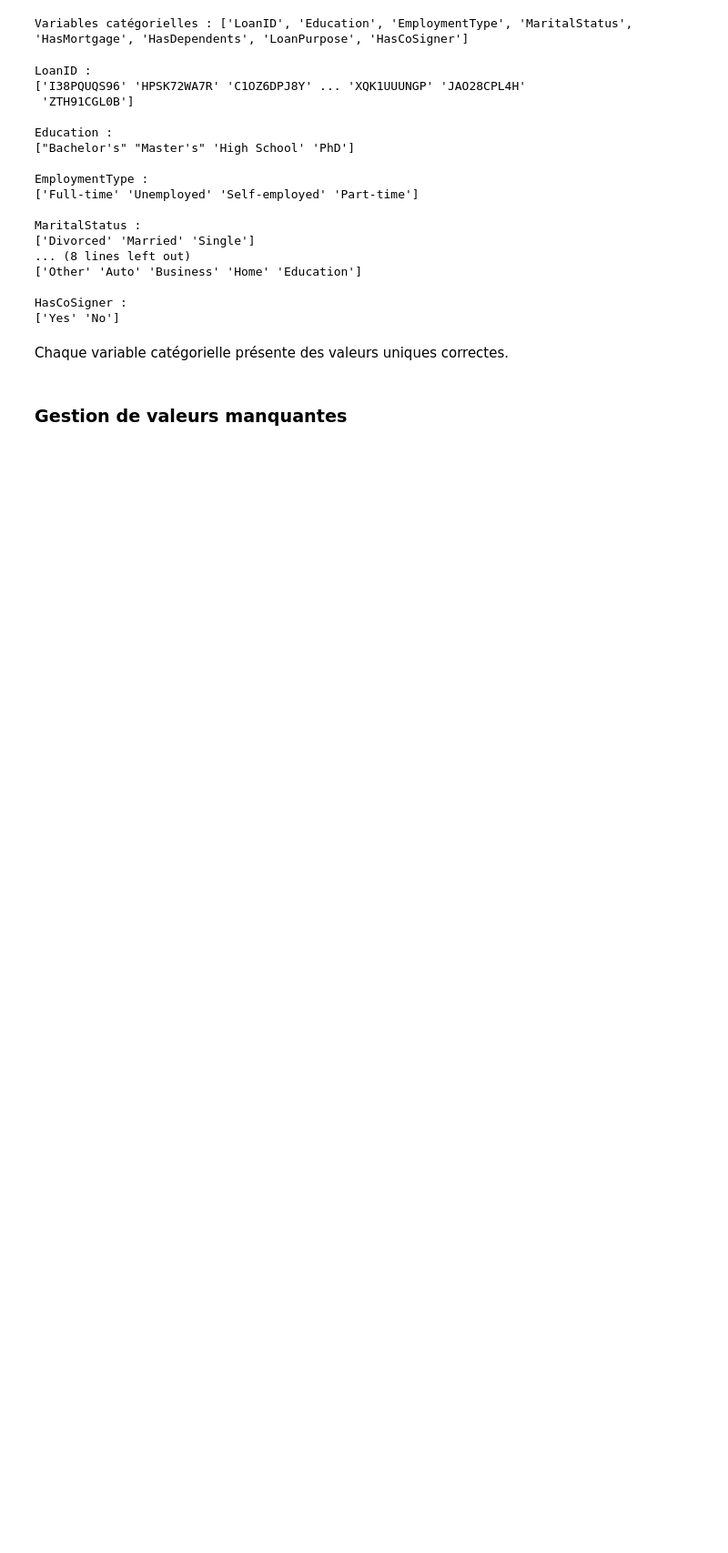
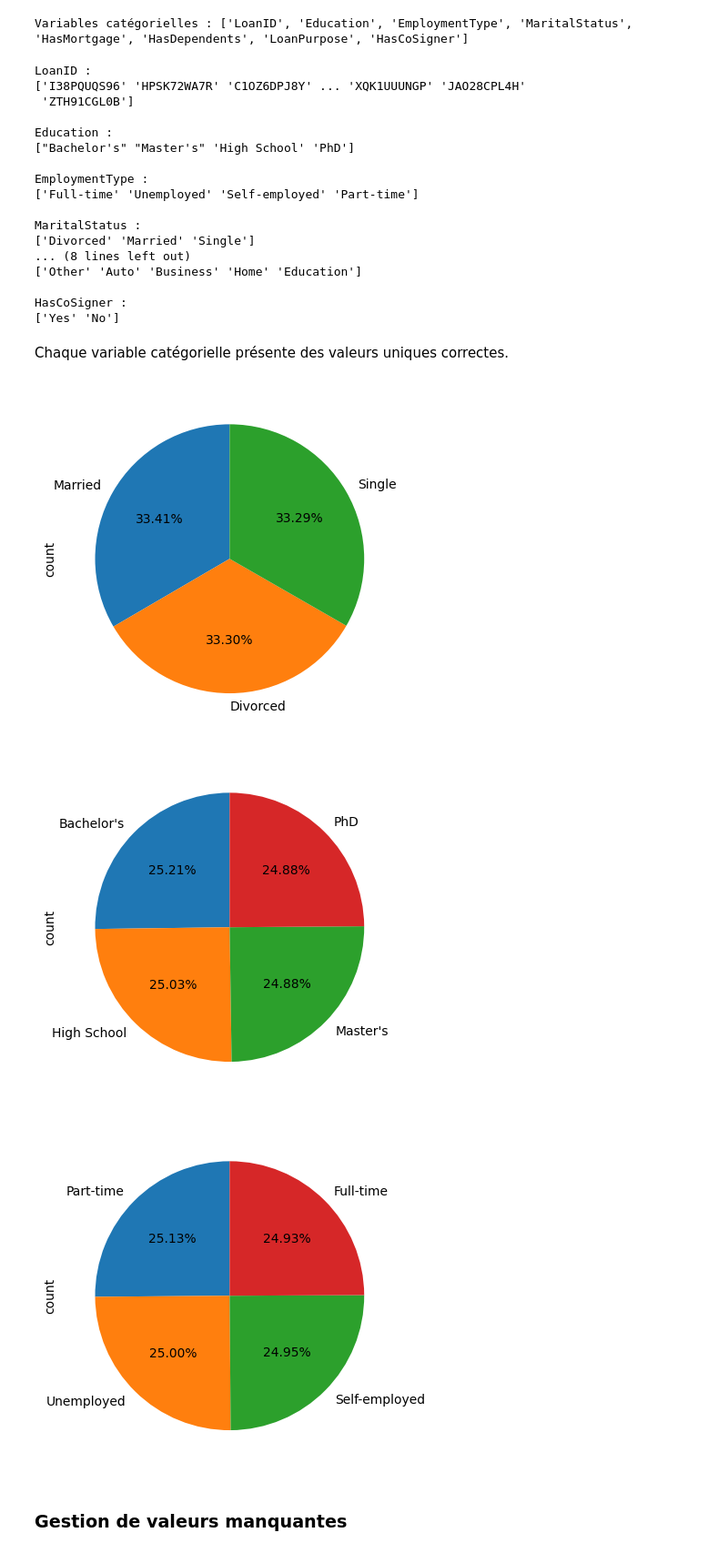
Before and after one commit to Patricia-Koto/sda_ML, a Jupyter notebook: loan_credit.ipynb, the cells around one changed output. Shown at 91% size. Cells and saved outputs as stored; diff of their text form; code cells hidden in the pictures; blank space fills up the shorter version.

```diff
--- a/loan_credit.ipynb
+++ b/loan_credit.ipynb
@@ -123,6 +107,21 @@ HasCoSigner :
 ['Yes' 'No']
 # %% [markdown]
 Chaque variable catégorielle présente des valeurs uniques correctes.
+# %%
+def plot_repartition(dataset:pd.DataFrame, variable_name:str):
+    variable_repartition = dataset[variable_name].value_counts()
+    variable_repartition.plot.pie(
+        autopct='%1.2f%%',
+        startangle=90)
+    plt.show()
+# %%
+plot_repartition(df, 'MaritalStatus')
+plot_repartition(df, 'Education')
+plot_repartition(df, 'EmploymentType')
+# %% [output]
+[figure, added]
+[figure, added]
+[figure, added]
 # %% [markdown]
 ### Gestion de valeurs manquantes
 # %%
```
Also changed, not shown: parts of 16 cells of this notebook.
